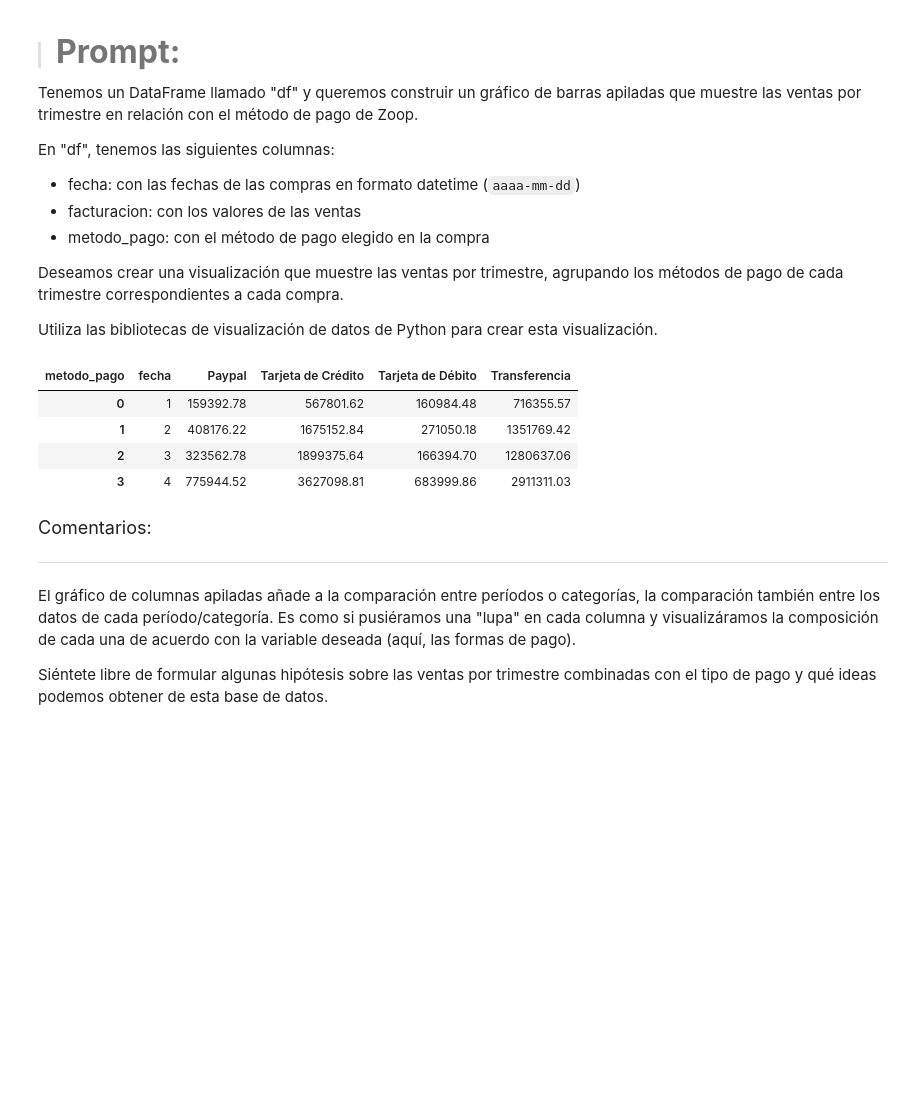
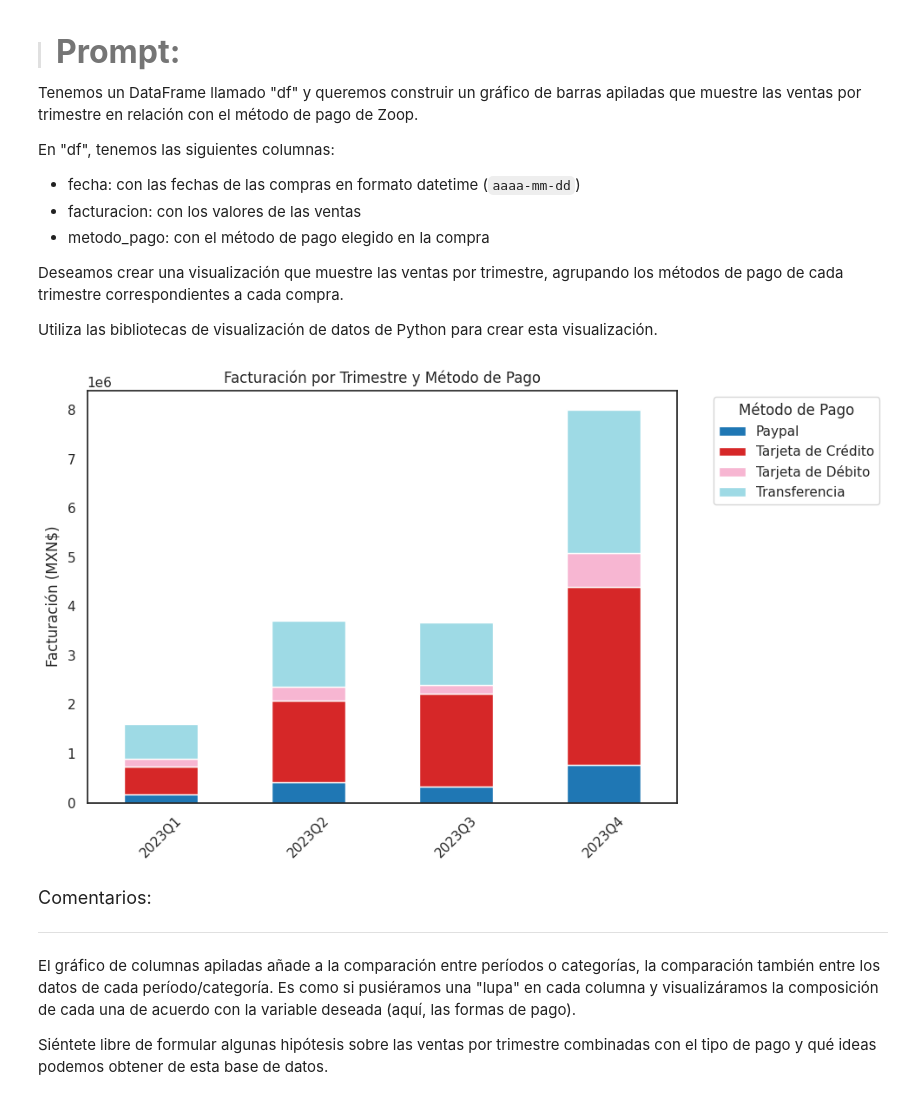
Before and after one commit to JLuceroVasquez/ia-aplicada-a-data-science-construccion-de-visualizaciones, a Jupyter notebook: IA_aplicada_a_ciencia_de_datos.ipynb, the cells around one changed output. Saved outputs shown, nothing was run; the diff lists cells and outputs as text; code cells hidden in the pictures; blank space fills up the shorter version.

```diff
--- a/IA_aplicada_a_ciencia_de_datos.ipynb
+++ b/IA_aplicada_a_ciencia_de_datos.ipynb
@@ -733,31 +738,29 @@ Deseamos crear una visualización que muestre las ventas por trimestre, agrupand
 
 Utiliza las bibliotecas de visualización de datos de Python para crear esta visualización.
 # %%
-trimestres = {0:'2023Q1', 1:'2023Q2', 2:'2023Q3', 3:'2023Q4'}
+trimestres = {1:'2023Q1', 2:'2023Q2', 3:'2023Q3', 4:'2023Q4'}
 
 # Paso 2: Agrupar por trimestre y método de pago, sumando la facturación
 ventas_trimestre = df.groupby([df['fecha'].dt.quarter, 'metodo_pago'])['facturacion'].sum()
-ventas_trimestre = ventas_trimestre.unstack()
-ventas_trimestre.reset_index(inplace=True)
-ventas_trimestre['fecha']=ventas_trimestre['fecha'].map(trimestres)
-ventas_trimestre = ventas_trimestre
+ventas_trimestre = ventas_trimestre.unstack() #Se convierte las etiquetas del último indice (método_pago) en columnas.
+ventas_trimestre.reset_index(inplace=True) #Se convierte el índice restante (fecha) en columna.
+ventas_trimestre['fecha']=ventas_trimestre['fecha'].map(trimestres) #Se reemplazan los números en la columna 'fecha' por los valores del diccionario "trimestres".
+ventas_trimestre = ventas_trimestre.rename(columns={'fecha':'trimestre'}) #Se reenombra el nombre de la columna fecha a trimestre.
 
 # Paso 3: Crear el gráfico de barras apiladas
-ventas_trimestre.plot(kind='bar', stacked=True, figsize=(10, 6), colormap='tab20')
+metodos_pago = ['Paypal', 'Tarjeta de Crédito', 'Tarjeta de Débito', 'Transferencia'] #Se enlista las columnas que se graficarán en el eje Y.
+ventas_trimestre.plot(x='trimestre', y=metodos_pago, kind='bar', stacked=True, figsize=(10, 6), colormap='tab20')
 
 # Paso 4: Personalizar el gráfico
 plt.title('Facturación por Trimestre y Método de Pago')
 plt.xlabel('')
 plt.ylabel('Facturación (MXN$)')
+plt.xticks(rotation=45)
 plt.legend(title='Método de Pago', bbox_to_anchor=(1.05, 1), loc='upper left')
 plt.tight_layout()
 plt.show()
 # %% [output]
-| metodo_pago | fecha | Paypal | Tarjeta de Crédito | Tarjeta de Débito | Transferencia |
-| 0 | 1 | 159392.78 | 567801.62 | 160984.48 | 716355.57 |
-| 1 | 2 | 408176.22 | 1675152.84 | 271050.18 | 1351769.42 |
-| 2 | 3 | 323562.78 | 1899375.64 | 166394.70 | 1280637.06 |
-| 3 | 4 | 775944.52 | 3627098.81 | 683999.86 | 2911311.03 |
+[figure, added]
 # %% [markdown]
 <font color="7b71ff" size=4> Comentarios: </font>
 
```
Also changed, not shown: parts of 14 cells of this notebook.
